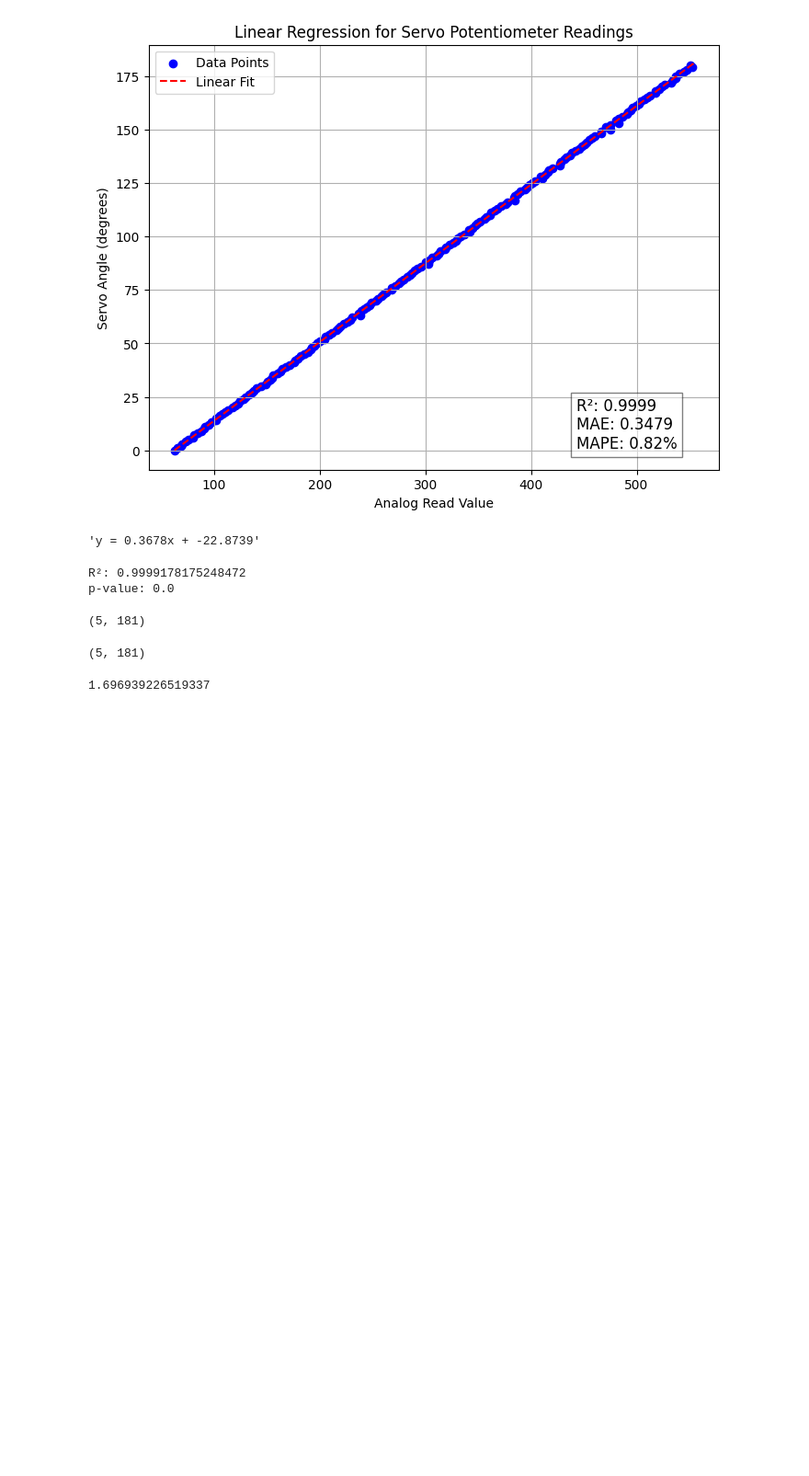
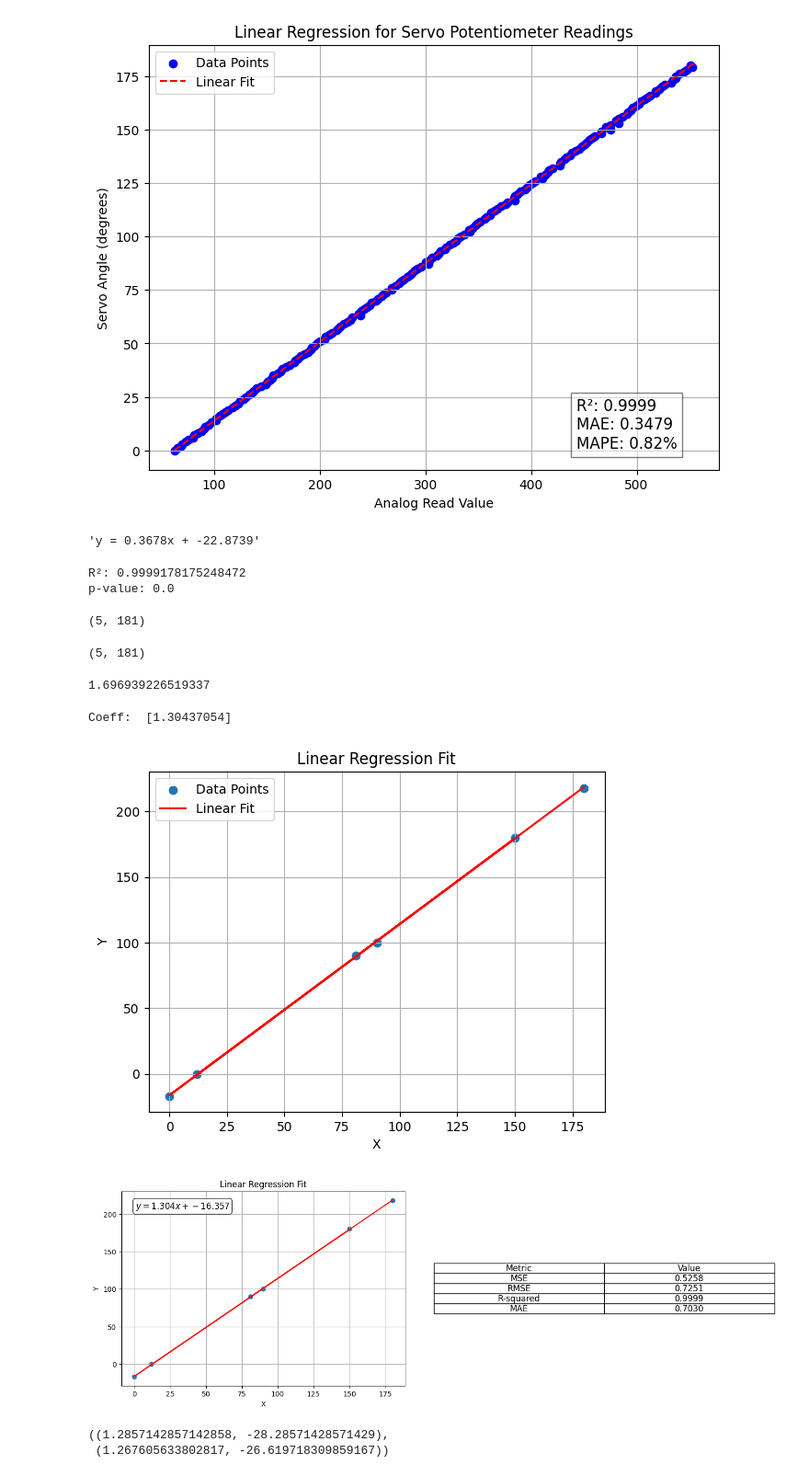
Before and after one commit to GemsLoveNLP/ArduinoSerial, a Jupyter notebook: test_file/_.ipynb, the cells around one changed output. Shown at 92% size. Saved outputs shown, nothing was run; the diff lists cells and outputs as text; code cells hidden in the pictures; blank space fills up the shorter version.

```diff
--- a/test_file/_.ipynb
+++ b/test_file/_.ipynb
@@ -292,0 +376,6 @@ np.abs(yp - yt).mean()
+# %%
+plot([-17,100,218,12,81,150])
+# %% [output]
+Coeff:  [1.30437054]
+[figure, added]
+[figure, added]
@@ -292,0 +396,5 @@ np.abs(yp - yt).mean()
+# %%
+calculate_piecewise_linear_params([22,92,163])
+# %% [output]
+((1.2857142857142858, -28.28571428571429),
+ (1.267605633802817, -26.619718309859167))
```
Also changed, not shown: parts of 2 cells of this notebook, 2 other files.
